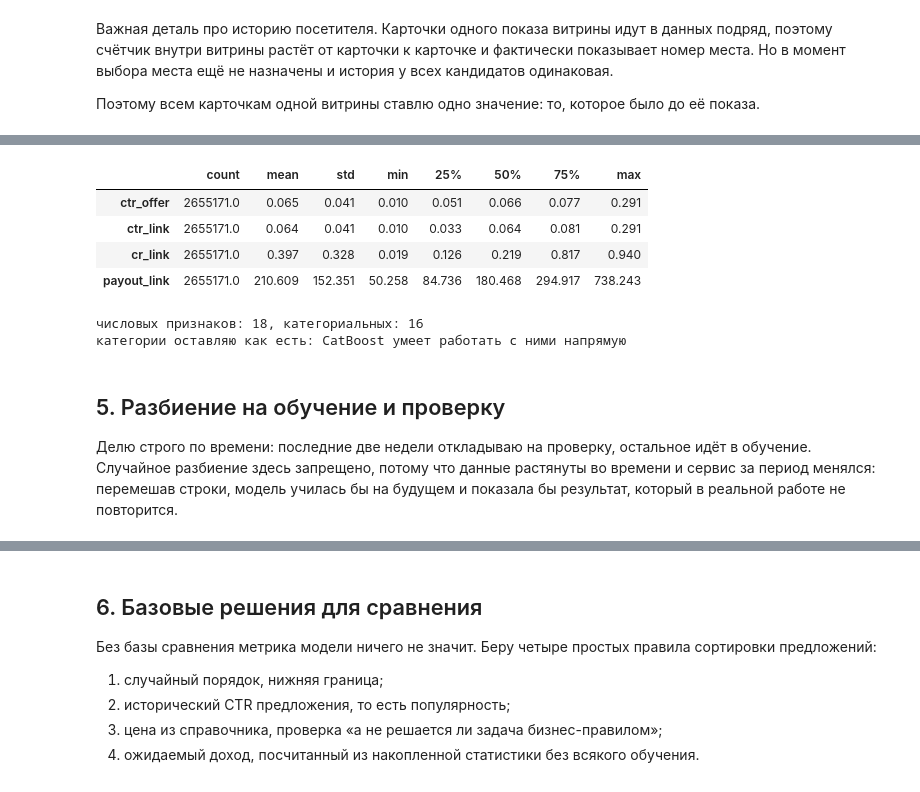
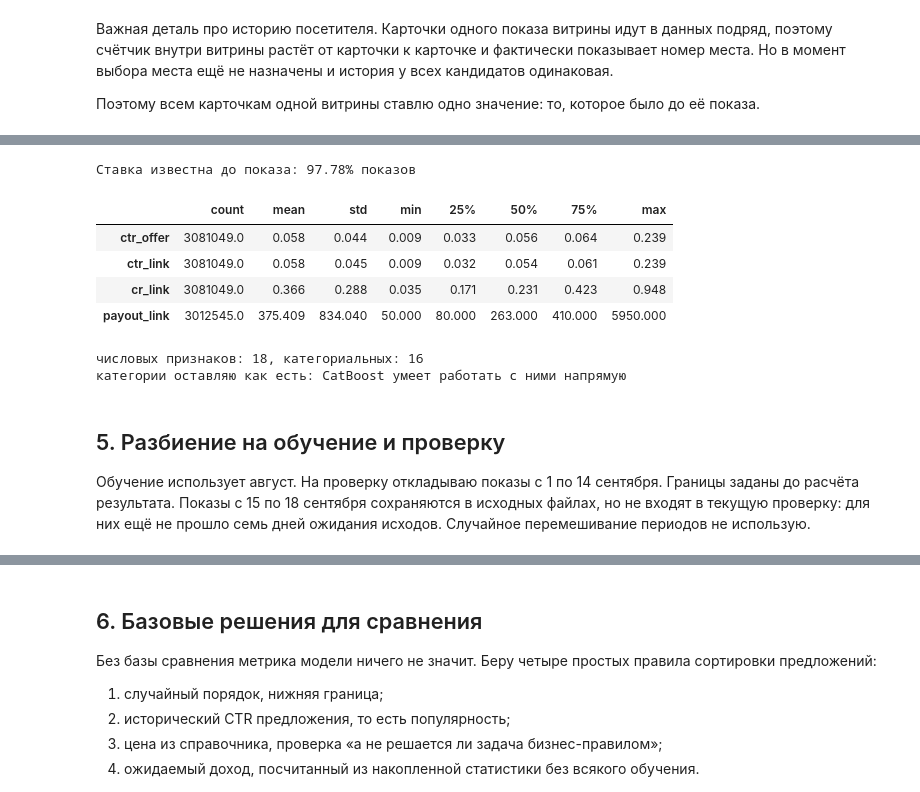
Before and after one commit to vaslv/netology-diploma, a Jupyter notebook: notebooks/дипломная-работа.ipynb, the cells around one changed output, grey strips where cells are left out. Drawn from its saved outputs; the diff is of its cells as text; code cells hidden in the pictures.

Commit message:
Уточнить расчёт дохода и обновить результаты на августе и сентябре

```diff
--- a/notebooks/дипломная-работа.ipynb
+++ b/notebooks/дипломная-работа.ipynb
@@ -196,16 +205,13 @@ first_in_block = df.groupby("advertising_impression_id")["impression_at"].transf
 lag = (df["impression_at"] - first_in_block).dt.total_seconds()
 is_swap = (lag > 1) | df["advertising_impression_id"].isna()
 
-# 3. Партнёр, который платил за клик: у него конверсия создавалась самим переходом,
-# предсказывать там нечего. Он перешёл на обычную схему, дату перехода беру из данных.
-cpc = df["conversion_origin"] == "click"
-if cpc.any():
-    cpc_partner = df.loc[cpc, "partner_id"].mode()[0]
-    switch_date = df.loc[cpc, "impression_at"].max()
-    was_cpc = (df["partner_id"] == cpc_partner) & (df["impression_at"] <= switch_date)
-    print(f"партнёр {cpc_partner} платил за клик по {switch_date:%d.%m.%Y}")
-else:
-    was_cpc = pd.Series(False, index=df.index)
+# 3. Исследование относится к конверсиям через постбэк.
+# Исключаю связки с оплатой за клик, сохраняя остальные связки того же партнёра.
+cpc_links = set(df.loc[df["conversion_origin"].eq("click"), "partner_offer_id"])
+postback_links = set(df.loc[df["conversion_origin"].eq("postback"), "partner_offer_id"])
+assert not (cpc_links & postback_links), "Есть связки со смешанным типом оплаты; нужно разделить их периоды"
+was_cpc = df["partner_offer_id"].isin(cpc_links)
+print("Связки с оплатой за клик:", sorted(cpc_links))
 
 df = df[~(is_bot | is_swap | was_cpc)].copy()
 
@@ -330,33 +347,50 @@ df[counters + ["visitor_offer_shows"]].describe().round(2).T
 # %%
 SMOOTH = 100
 mean_ctr = df["target_click"].mean()
 mean_cr = df.loc[df["target_click"] == 1, "target_conversion"].mean()
 
 for key, name in [("offer_id", "offer"), ("partner_offer_id", "link"), ("partner_id", "partner")]:
     shows_before = df.groupby(key).cumcount()
     clicks_before = df.groupby(key)["target_click"].cumsum() - df["target_click"]
     df[f"ctr_{name}"] = (clicks_before + SMOOTH * mean_ctr) / (shows_before + SMOOTH)
 
     conv_before = df.groupby(key)["target_conversion"].cumsum() - df["target_conversion"]
     df[f"cr_{name}"] = (conv_before + SMOOTH * mean_cr) / (clicks_before + SMOOTH)
 
-# Ожидаемая выплата: средняя по прошлым конверсиям связки. Крупные выплаты обрезаю
-# по верхнему процентилю, иначе одна редкая сумма задирает оценку
-cap = df.loc[df["target_conversion"] == 1, "revenue"].quantile(0.99)
-revenue_capped = df["revenue"].clip(upper=cap)
-revenue_before = revenue_capped.groupby(df["partner_offer_id"]).cumsum() - revenue_capped
-conv_before = df.groupby("partner_offer_id")["target_conversion"].cumsum() - df["target_conversion"]
-mean_payout = df.loc[df["target_conversion"] == 1, "revenue"].mean()
-df["payout_link"] = (revenue_before + SMOOTH * mean_payout) / (conv_before + SMOOTH)
+# Выплата: последнее известное значение для связки, без усреднения и обрезки.
+def last_known_payout(shows):
+    events = shows.loc[shows["target_conversion"].eq(1),
+                       ["partner_offer_id", "conversion_at", "revenue"]].copy()
+    assert events["conversion_at"].notna().all(), "У конверсии нет времени поступления"
+    # Одновременные события одной связки должны сообщать одну и ту же ставку.
+    assert events.groupby(["partner_offer_id", "conversion_at"])["revenue"].nunique().le(1).all()
+    events = events.drop_duplicates(["partner_offer_id", "conversion_at"])
+    events = events.rename(columns={"conversion_at": "payout_observed_at",
+                                    "revenue": "payout_link"})
+    left = shows[["partner_offer_id", "impression_at"]].copy()
+    left["row_index"] = shows.index
+    matched = pd.merge_asof(
+        left.sort_values("impression_at"), events.sort_values("payout_observed_at"),
+        by="partner_offer_id", left_on="impression_at", right_on="payout_observed_at",
+        direction="backward", allow_exact_matches=False,
+    ).set_index("row_index").reindex(shows.index)
+    return matched[["payout_link", "payout_observed_at"]]
+
+
+df[["payout_link", "payout_observed_at"]] = last_known_payout(df)
+known_payout = df["payout_link"].notna()
+assert (df.loc[known_payout, "payout_observed_at"] < df.loc[known_payout, "impression_at"]).all()
 df["payout_nominal"] = df["partner_offer_payout_current"]
+print(f"Ставка известна до показа: {known_payout.mean():.2%} показов")
 
 df[["ctr_offer", "ctr_link", "cr_link", "payout_link"]].describe().round(3).T
 # %% [output]
+Ставка известна до показа: 97.78% показов
 |  | count | mean | std | min | 25% | 50% | 75% | max |
-| ctr_offer | 2655171.0 | 0.065 | 0.041 | 0.010 | 0.051 | 0.066 | 0.077 | 0.291 |
-| ctr_link | 2655171.0 | 0.064 | 0.041 | 0.010 | 0.033 | 0.064 | 0.081 | 0.291 |
-| cr_link | 2655171.0 | 0.397 | 0.328 | 0.019 | 0.126 | 0.219 | 0.817 | 0.940 |
-| payout_link | 2655171.0 | 210.609 | 152.351 | 50.258 | 84.736 | 180.468 | 294.917 | 738.243 |
+| ctr_offer | 3081049.0 | 0.058 | 0.044 | 0.009 | 0.033 | 0.056 | 0.064 | 0.239 |
+| ctr_link | 3081049.0 | 0.058 | 0.045 | 0.009 | 0.032 | 0.054 | 0.061 | 0.239 |
+| cr_link | 3081049.0 | 0.366 | 0.288 | 0.035 | 0.171 | 0.231 | 0.423 | 0.948 |
+| payout_link | 3012545.0 | 375.409 | 834.040 | 50.000 | 80.000 | 263.000 | 410.000 | 5950.000 |
 # %%
 NUM_COLS = ["hour", "weekday", "weekend", "visit_depth",
             "visitor_shows", "visitor_clicks", "visitor_offer_shows", "since_last_show",
@@ -383,8 +418,8 @@ df.to_parquet(Path.cwd().parent / "cache" / "prepared.parquet", index=False)
 # %% [markdown]
 ## 5. Разбиение на обучение и проверку
 
-Делю строго по времени: последние две недели откладываю на проверку, остальное
-идёт в обучение. Случайное разбиение здесь запрещено, потому что данные растянуты
-во времени и сервис за период менялся: перемешав строки, модель училась бы на
-будущем и показала бы результат, который в реальной работе не повторится.
+Обучение использует август. На проверку откладываю показы с 1 по 14 сентября.
+Границы заданы до расчёта результата. Показы с 15 по 18 сентября сохраняются
+в исходных файлах, но не входят в текущую проверку: для них ещё не прошло
+семь дней ожидания исходов. Случайное перемешивание периодов не использую.
 # %%
```
Also changed, not shown: parts of 33 cells of this notebook, 1 other file.
